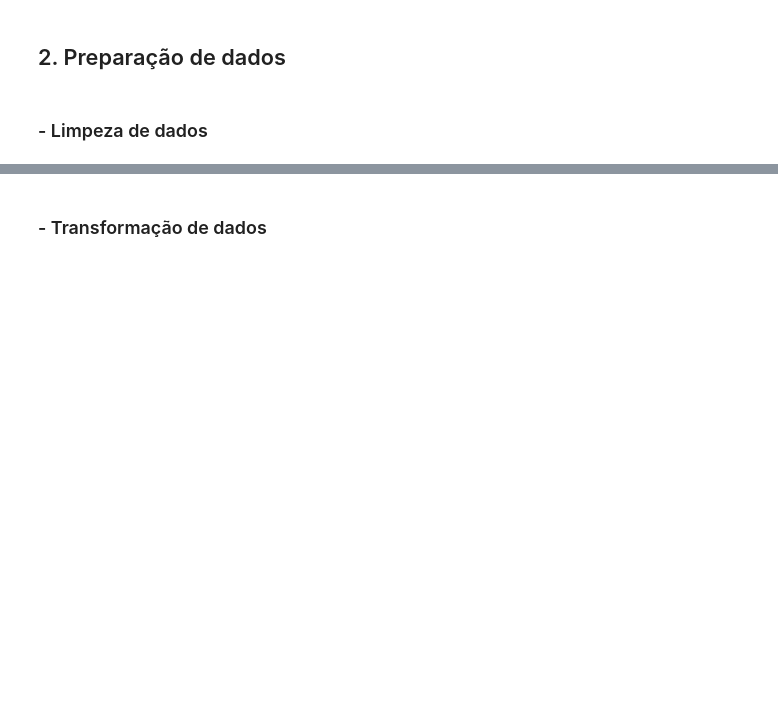
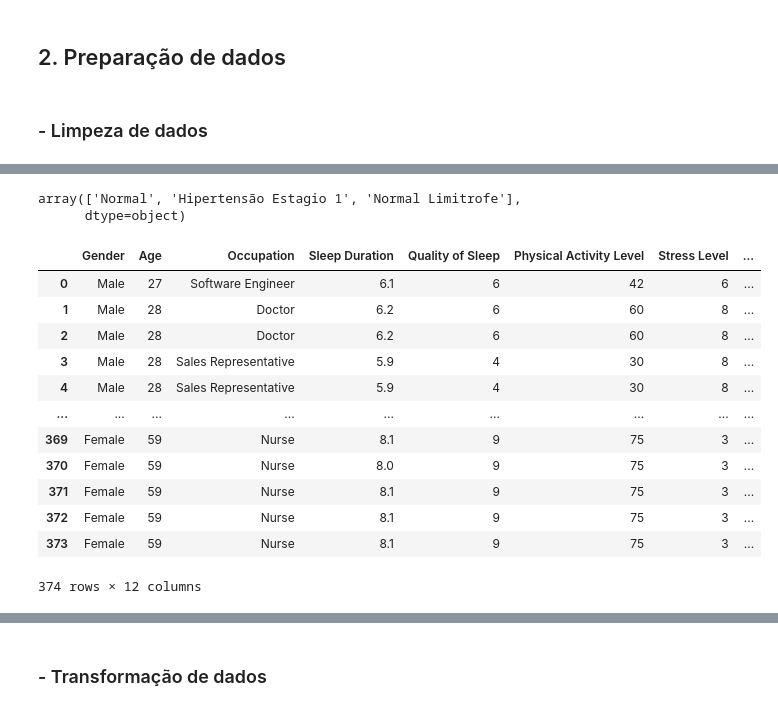
Before and after one commit to atlantico-academy/data-machine, a Jupyter notebook: notebooks/02-comparative-analysis.ipynb, the cells around one changed output, grey strips where cells are left out. Drawn from its saved outputs; the diff is of its cells as text; code cells hidden in the pictures; blank space fills up the shorter version.

```diff
--- a/notebooks/02-comparative-analysis.ipynb
+++ b/notebooks/02-comparative-analysis.ipynb
@@ -36,3 +51,7 @@ dicionario
 ## 2. Preparação de dados
 # %% [markdown]
 ### -  Limpeza de dados
+# %%
+# Redução - excluir coluna que não traz nenhum tipo informação
+# Excluir a coluna 'Person ID'
+df = df.drop(['Person ID'], axis = 1)
@@ -38,0 +99,4 @@ dicionario
+# %%
+df['BMI Category'] = df['BMI Category'].mask(df['BMI Category'] == 'Overweight', 'Obese')
+df['BMI Category'] = df['BMI Category'].mask(df['BMI Category'] == 'Normal Weight', 'Normal')
+df["BMI Category"].unique()
@@ -38,0 +130,54 @@ dicionario
+# %%
+# Dicionário de mapeamento dos valores de pressão arterial para suas categorias
+blood_pressure_mapping = {
+    '126/83': 'Normal',
+    '125/80': 'Normal',
+    '120/80': 'Normal',
+    '117/76': 'Normal',
+    '118/76': 'Normal',
+    '128/85': 'Normal',
+    '128/84': 'Normal',
+    '115/75': 'Normal',
+    '129/84': 'Normal',
+    '115/78': 'Normal',
+    '119/77': 'Normal',
+    '121/79': 'Normal',
+    '125/82': 'Normal',
+    '122/80': 'Normal',
+    '118/75': 'Normal',
+    '132/87': 'Normal Limitrofe',
+    '130/86': 'Normal Limitrofe',
+    '131/86': 'Normal Limitrofe',
+    '135/88': 'Normal Limitrofe',
+    '130/85': 'Normal Limitrofe',
+    '135/90': 'Normal Limitrofe',
+    '139/91': 'Normal Limitrofe',
+    '140/90': 'Hipertensão Estagio 1',
+    '142/92': 'Hipertensão Estagio 1',
+    '140/95': 'Hipertensão Estagio 1'
+}
+
+# Aplicando o mapeamento ao dataframe
+df['Blood Pressure'] = df['Blood Pressure'].replace(blood_pressure_mapping)
+
+# Verificando os valores únicos após a substituição
+df['Blood Pressure'].unique()
+# %% [output]
+array(['Normal', 'Hipertensão Estagio 1', 'Normal Limitrofe'],
+      dtype=object)
+# %%
+df
+# %% [output]
+|  | Gender | Age | Occupation | Sleep Duration | Quality of Sleep | Physical Activity Level | Stress Level | ... |
+| 0 | Male | 27 | Software Engineer | 6.1 | 6 | 42 | 6 | ... |
+| 1 | Male | 28 | Doctor | 6.2 | 6 | 60 | 8 | ... |
+| 2 | Male | 28 | Doctor | 6.2 | 6 | 60 | 8 | ... |
+| 3 | Male | 28 | Sales Representative | 5.9 | 4 | 30 | 8 | ... |
+| 4 | Male | 28 | Sales Representative | 5.9 | 4 | 30 | 8 | ... |
+| ... | ... | ... | ... | ... | ... | ... | ... | ... |
+| 369 | Female | 59 | Nurse | 8.1 | 9 | 75 | 3 | ... |
+| 370 | Female | 59 | Nurse | 8.0 | 9 | 75 | 3 | ... |
+| 371 | Female | 59 | Nurse | 8.1 | 9 | 75 | 3 | ... |
+| 372 | Female | 59 | Nurse | 8.1 | 9 | 75 | 3 | ... |
+| 373 | Female | 59 | Nurse | 8.1 | 9 | 75 | 3 | ... |
+374 rows × 12 columns
```
Also changed, not shown: parts of 22 cells of this notebook, 2 other files.
